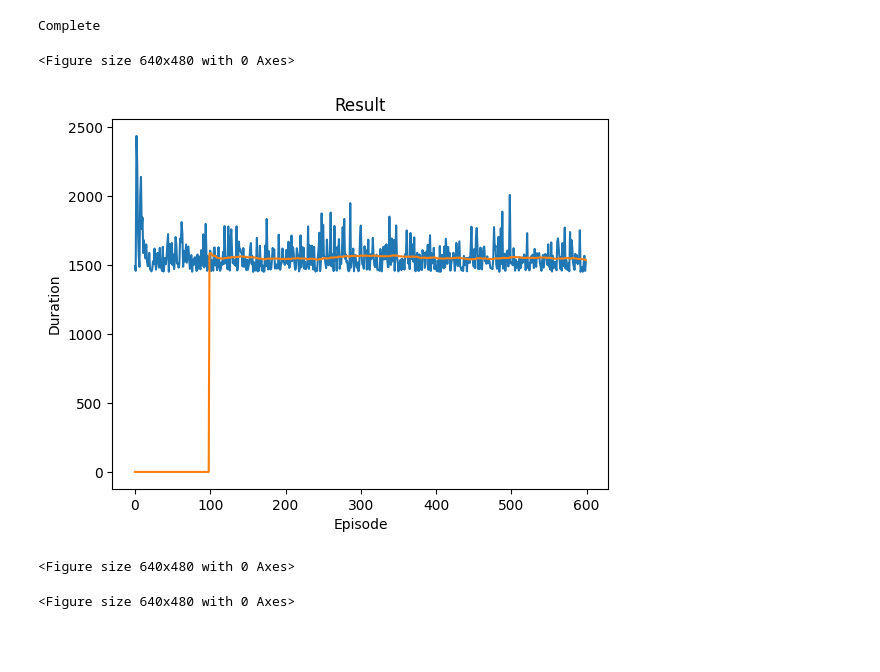
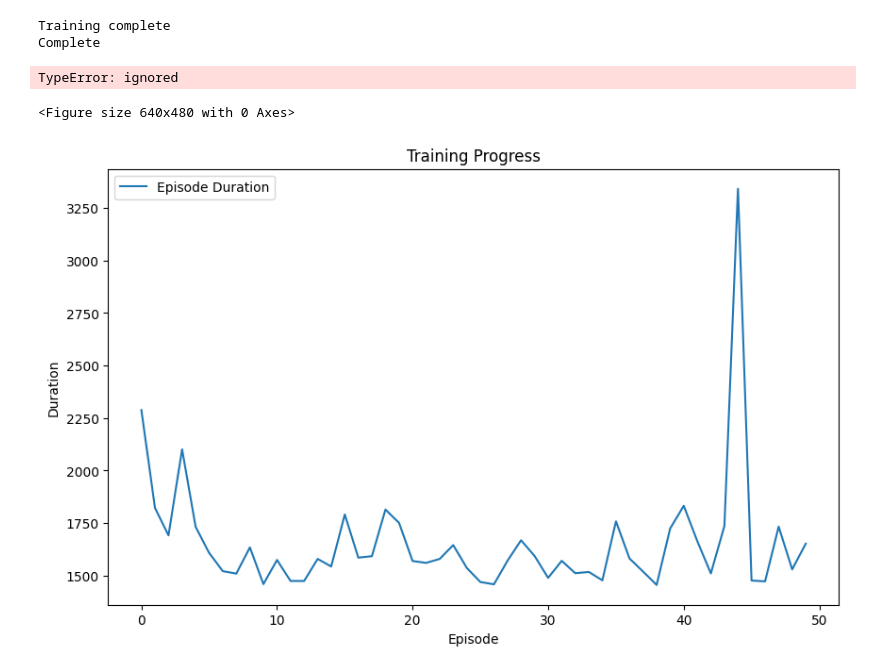
Before and after one commit to AraratRobotics/RL-Enabled-DQN-Space-Defenders, a Jupyter notebook: RL_Enabled_DQN_Space_Invaders.ipynb, the cells around one changed output. Cells and saved outputs as stored; diff of their text form; code cells hidden in the pictures; blank space fills up the shorter version.

```diff
--- a/RL_Enabled_DQN_Space_Invaders.ipynb
+++ b/RL_Enabled_DQN_Space_Invaders.ipynb
@@ -465,13 +432,8 @@ def optimize_model():
 # %%
-"""model_save_dir = '/content/drive/MyDrive/Space Invaders RL/Policy'
-os.makedirs(model_save_dir, exist_ok=True)  # Create the directory if it doesn't exist"""
 # Main training loop
-if torch.cuda.is_available():
-    num_episodes = 600
-else:
-    num_episodes = 50
+num_episodes = 50
 for i_episode in range(num_episodes):
-    state = env.reset()
+    env.reset()
     state = env._get_observation()
     state = torch.from_numpy(state).permute(2, 0, 1).unsqueeze(0).to(device).float()
     for t in count():
@@ -489,31 +451,54 @@ for i_episode in range(num_episodes):
         state = next_state
 
         optimize_model()
-
-        target_net_state_dict = target_net.state_dict()
-        policy_net_state_dict = policy_net.state_dict()
-        for key in policy_net_state_dict:
-            target_net_state_dict[key] = policy_net_state_dict[key]*TAU + target_net_state_dict[key]*(1-TAU)
-        target_net.load_state_dict(target_net_state_dict)
-
         if done:
             episode_durations.append(t + 1)
-            plot_durations()
             break
-    # Save the model weights at the end of each episode
-    """if i_episode % 10 == 0 or i_episode == num_episodes - 1:
-        save_path_policy = os.path.join(model_save_dir, f'policy_net_episode_{i_episode}.pth')
-        save_path_target = os.path.join(model_save_dir, f'target_net_episode_{i_episode}.pth')
-        torch.save(policy_net.state_dict(), save_path_policy)
-        torch.save(target_net.state_dict(), save_path_target)"""
 
+    if i_episode % TARGET_UPDATE == 0:
+        target_net.load_state_dict(policy_net.state_dict())
+
+print('Training complete')
+#env.render()
+#env.close()
 print('Complete')
 plot_durations(show_result=True)
 plt.ioff()
 plt.show()
 # %% [output]
+Training complete
 Complete
-<Figure size 640x480 with 0 Axes>
+TypeError: ignored
-[figure, removed]
-<Figure size 640x480 with 0 Axes>
-<Figure size 640x480 with 0 Axes>
+# %%
+import matplotlib.pyplot as plt
+import torch
+
+def plot_durations(episode_durations):
+    plt.figure(figsize=(10,6))
+    plt.title("Training Progress")
+    plt.xlabel("Episode")
+    plt.ylabel("Duration")
+
+    # Plot the actual durations
+    plt.plot(episode_durations, label='Episode Duration')
+
+    # Calculate and plot the rolling average
+    if len(episode_durations) >= 100:
+        means = torch.tensor(episode_durations, dtype=torch.float).unfold(0, 100, 1).mean(1).view(-1)
+        means = torch.cat((torch.zeros(99), means))
+        plt.plot(means.numpy(), label='Rolling Average (last 100 episodes)')
+
+    plt.legend()
+    plt.show()
+
+# Example usage (after training is complete):
+# plot_durations(episode_durations)
+
+# Call the plotting function with the recorded episode durations
+plot_durations(episode_durations)
+
+plt.ioff()
+plt.show()
+# %% [output]
+<Figure size 640x480 with 0 Axes>
+[figure, added]
```
Also changed, not shown: parts of 15 cells of this notebook, 5 other files.
